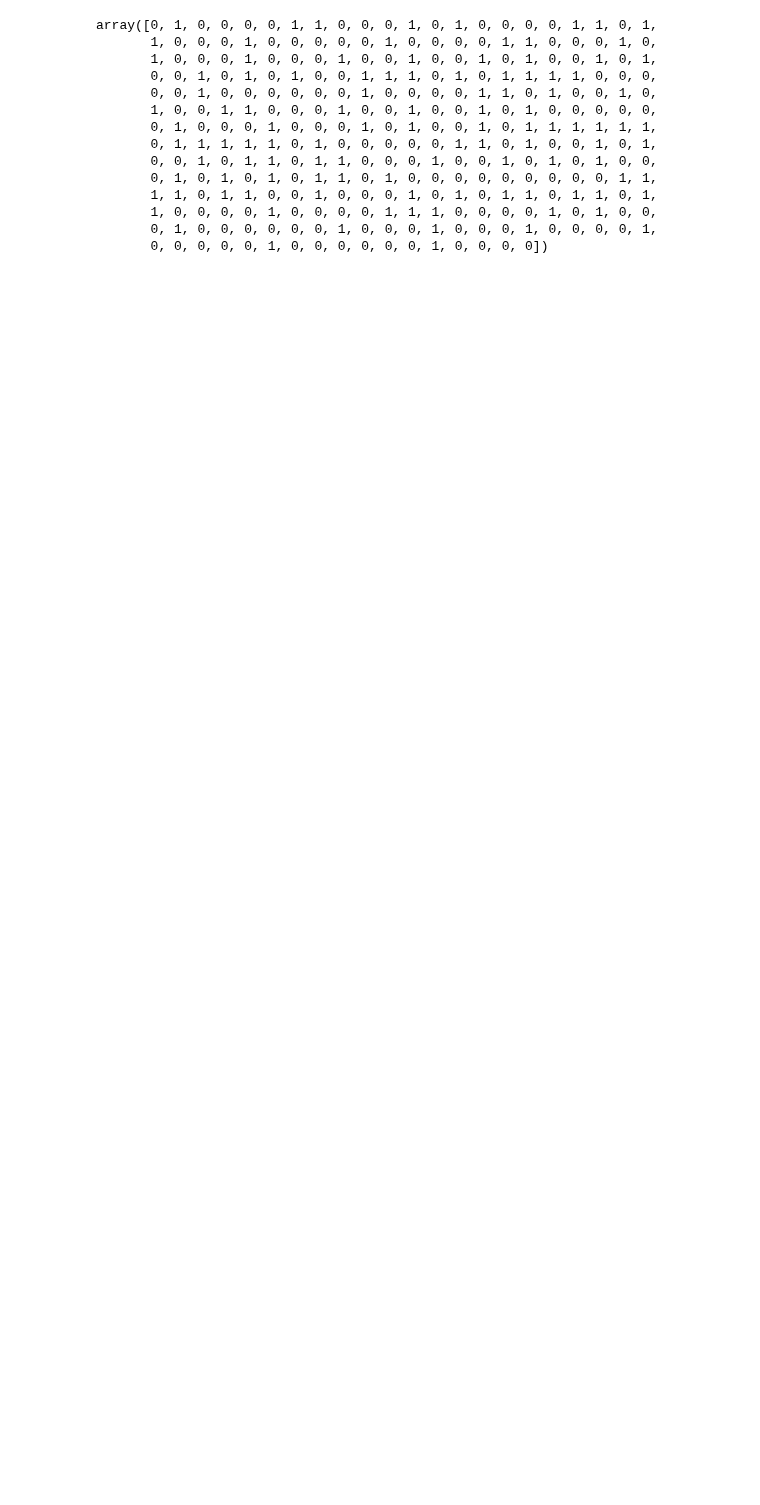
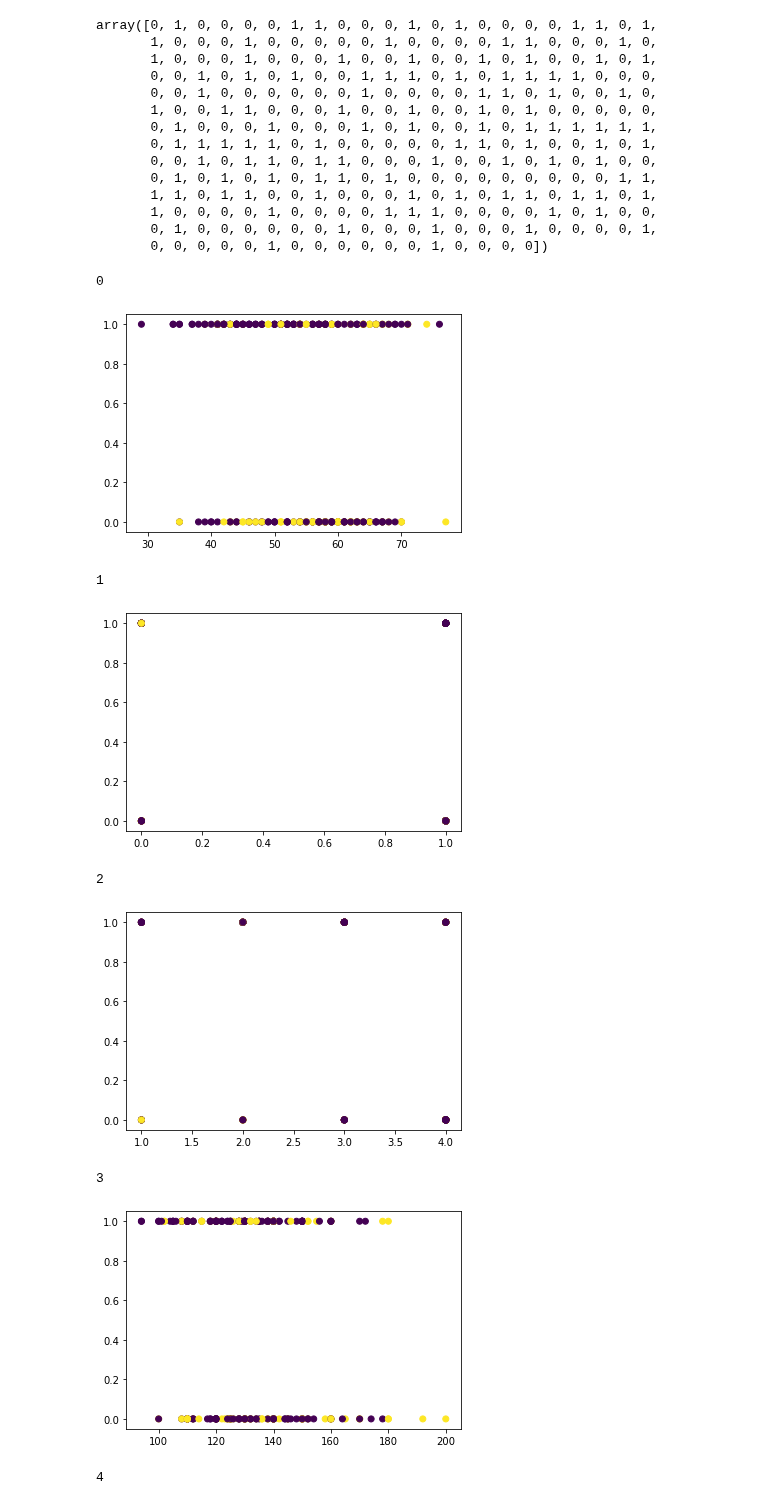
Before and after one commit to ssmcnatt/assignments, a Jupyter notebook: k-means-clustering.ipynb, the cells around one changed output. Saved outputs shown, nothing was run; the diff lists cells and outputs as text; code cells hidden in the pictures; blank space fills up the shorter version.

```diff
--- a/k-means-clustering.ipynb
+++ b/k-means-clustering.ipynb
@@ -145,3 +198,18 @@ array([0, 1, 0, 0, 0, 0, 1, 1, 0, 0, 0, 1, 0, 1, 0, 0, 0, 0, 1, 1, 0, 1,
        1, 0, 0, 0, 0, 1, 0, 0, 0, 0, 1, 1, 1, 0, 0, 0, 0, 1, 0, 1, 0, 0,
        0, 1, 0, 0, 0, 0, 0, 0, 1, 0, 0, 0, 1, 0, 0, 0, 1, 0, 0, 0, 0, 1,
        0, 0, 0, 0, 0, 1, 0, 0, 0, 0, 0, 0, 1, 0, 0, 0, 0])
+# %%
+for col in all_data.columns:
+    print(col)
+    plt.scatter(all_data[col], all_data['diagnosis'], c=y_pred)
+    plt.show()
+# %% [output]
+0
+[figure, added]
+1
+[figure, added]
+2
+[figure, added]
+3
+[figure, added]
+4
```
Also changed, not shown: parts of 8 cells of this notebook, 1 other file.
